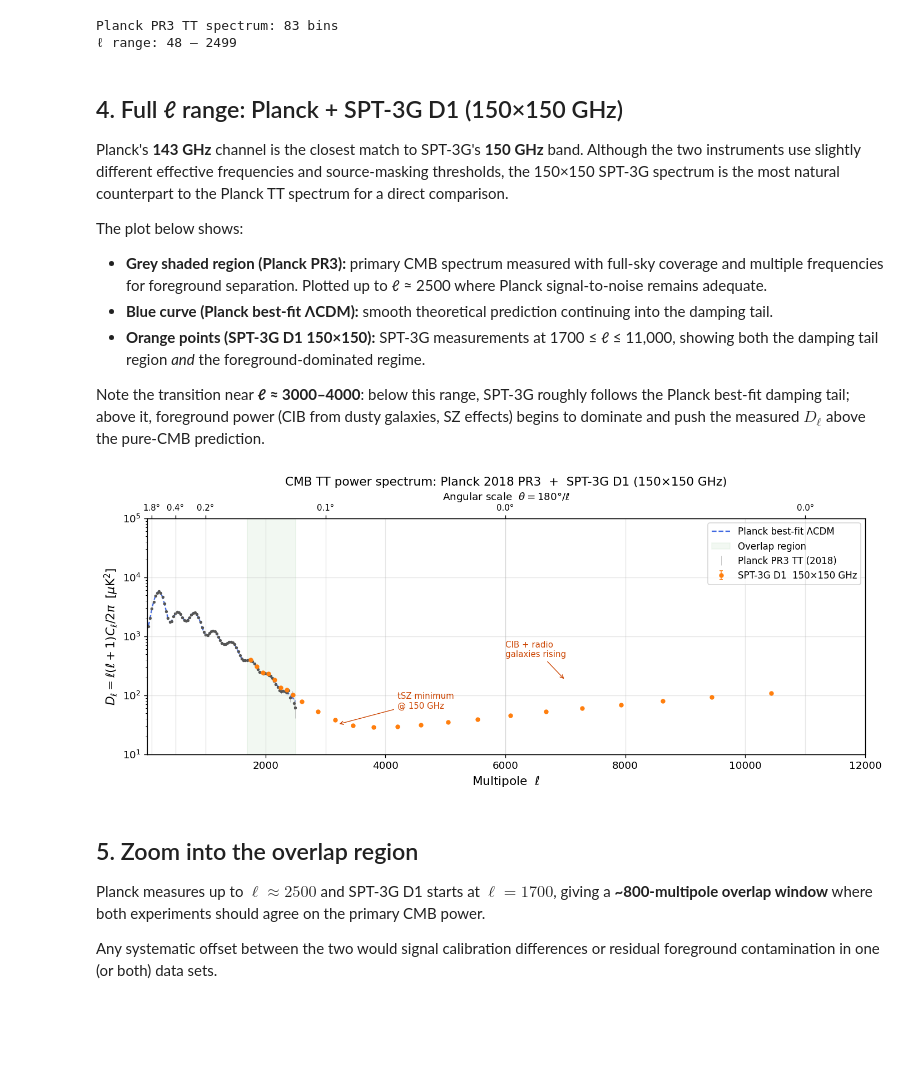
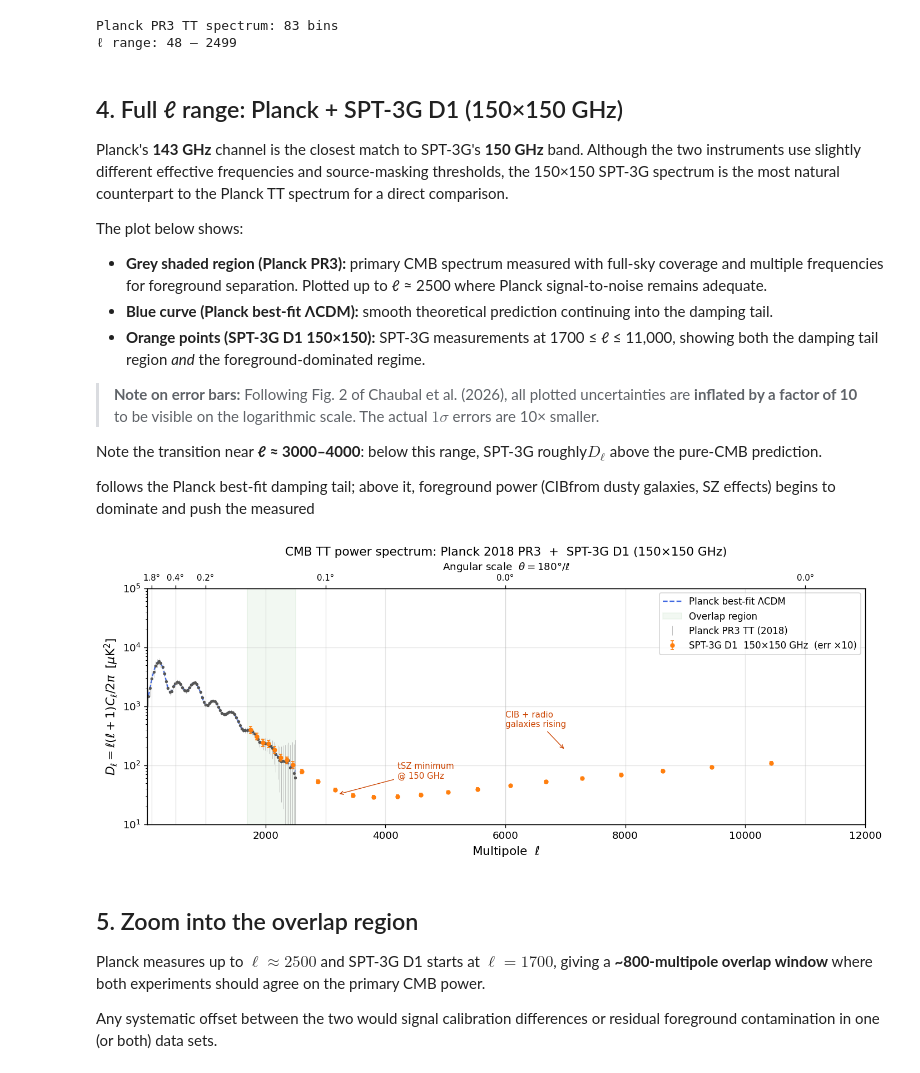
Before and after one commit to zonca/zonca.dev, a Jupyter notebook: posts/2026-04-21-spt3g-d1-planck-comparison.ipynb, the cells around one changed output. Cells and saved outputs as stored; diff of their text form; code cells hidden in the pictures; blank space fills up the shorter version.

```diff
--- a/posts/2026-04-21-spt3g-d1-planck-comparison.ipynb
+++ b/posts/2026-04-21-spt3g-d1-planck-comparison.ipynb
@@ -273,17 +275,21 @@ The plot below shows:
 * **Orange points (SPT-3G D1 150×150):** SPT-3G measurements at 1700 ≤ ℓ ≤ 11,000,
   showing both the damping tail region *and* the foreground-dominated regime.
 
-Note the transition near **ℓ ≈ 3000–4000**: below this range, SPT-3G roughly
-follows the Planck best-fit damping tail; above it, foreground power (CIB
-from dusty galaxies, SZ effects) begins to dominate and push the measured
-$D_\ell$ above the pure-CMB prediction.
+> **Note on error bars:** Following Fig. 2 of Chaubal et al. (2026), all
+> plotted uncertainties are **inflated by a factor of 10** to be visible
+> on the logarithmic scale. The actual $1\sigma$ errors are 10× smaller.
+
+
+Note the transition near **ℓ ≈ 3000–4000**: below this range, SPT-3G roughly$D_\ell$ above the pure-CMB prediction.
+
+follows the Planck best-fit damping tail; above it, foreground power (CIBfrom dusty galaxies, SZ effects) begins to dominate and push the measured
 # %%
 fig, ax = plt.subplots(figsize=(12, 5))
 
-# ── Planck PR3 band powers (with asymmetric error bars) ──────────────────────
+# ── Planck PR3 band powers (error bars ×10 for visibility) ──────────────────
 ax.errorbar(
     pl["ell"], pl["Dl"],
-    yerr=[pl["err_lo"], pl["err_hi"]],
+    yerr=[10 * pl["err_lo"], 10 * pl["err_hi"]],
     fmt="none", ecolor="#aaaaaa", elinewidth=0.6, alpha=0.7,
     label="Planck PR3 TT (2018)",
 )
@@ -299,12 +305,12 @@ ax.plot(
     label="Planck best-fit ΛCDM",
 )
 
-# ── SPT-3G D1 150×150 GHz ────────────────────────────────────────────────────
+# ── SPT-3G D1 150×150 GHz (error bars ×10 for visibility) ──────────────────
 d150 = spt["150×150"]
 ax.errorbar(
-    d150["ell"], d150["Dl"], yerr=d150["sigmaDl"],
+    d150["ell"], d150["Dl"], yerr=10 * d150["sigmaDl"],
     fmt="o", ms=4, color="#ff7f0e", elinewidth=0.9,
-    capsize=2, label="SPT-3G D1  150×150 GHz",
+    capsize=2, label="SPT-3G D1  150×150 GHz  (err ×10)",
     zorder=5,
 )
 
@@ -319,34 +325,34 @@ ax.annotate(
 ax.annotate(
     "CIB + radio\ngalaxies rising",
     xy=(7000, 180), xytext=(6000, 450),
     fontsize=9, color="#cc4400",
     arrowprops=dict(arrowstyle="->", color="#cc4400", lw=0.8),
 )
 
 ax.set_yscale("log")
 ax.set_xlabel(r"Multipole  $\ell$", fontsize=13)
 ax.set_ylabel(r"$D_\ell = \ell(\ell+1)C_\ell / 2\pi\;\;[\mu\mathrm{K}^2]$", fontsize=13)
 ax.set_title(
     "CMB TT power spectrum: Planck 2018 PR3  +  SPT-3G D1 (150×150 GHz)",
     fontsize=13,
 )
 ax.set_xlim(30, 12000)
 ax.set_ylim(10, 1e5)
 ax.legend(fontsize=10, loc="upper right")
 
 # Secondary x-axis showing angular scale θ ≈ 180°/ℓ
 ax2 = ax.twiny()
 ax2.set_xlim(ax.get_xlim())
 tick_ells = [100, 500, 1000, 3000, 6000, 11000]
 ax2.set_xticks(tick_ells)
 ax2.set_xticklabels([f"{180/l:.1f}°" for l in tick_ells], fontsize=9)
 ax2.set_xlabel(r"Angular scale  $\theta = 180°/\ell$", fontsize=11)
 
 plt.tight_layout()
 plt.savefig("spt3g_d1_planck_comparison.png", bbox_inches="tight")
 plt.show()
 # %% [output]
-[figure, old version]
+[figure, new version]
 # %% [markdown]
 ## 5. Zoom into the overlap region
 
```
Also changed, not shown: parts of 4 cells of this notebook.
